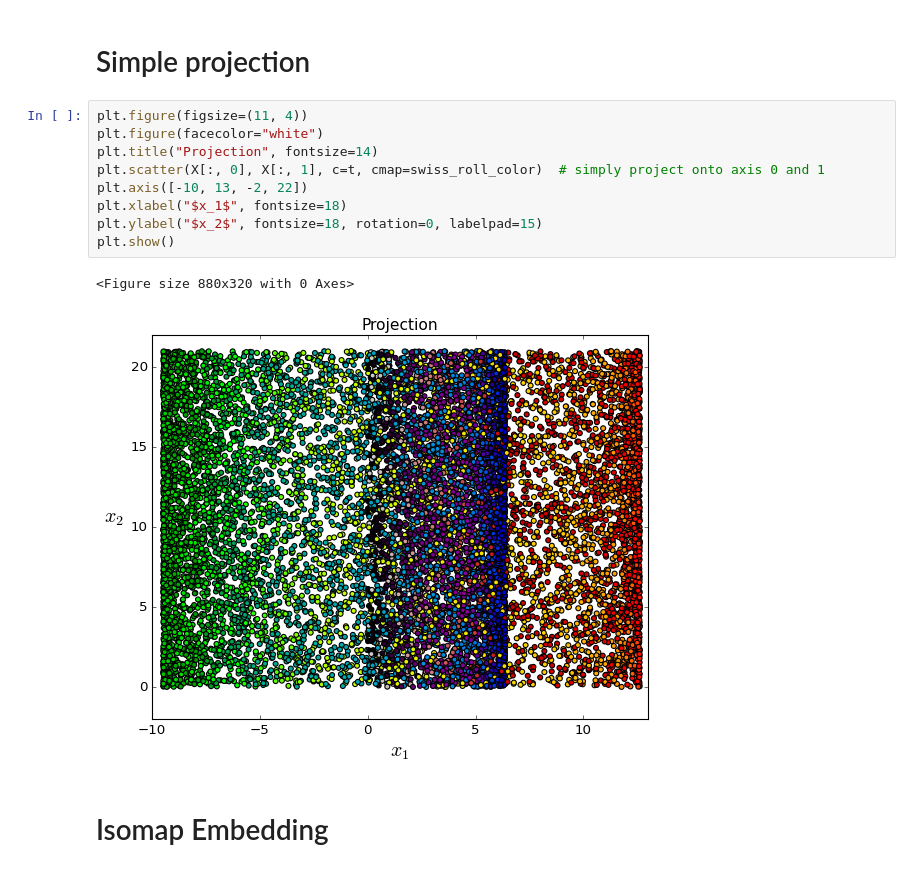
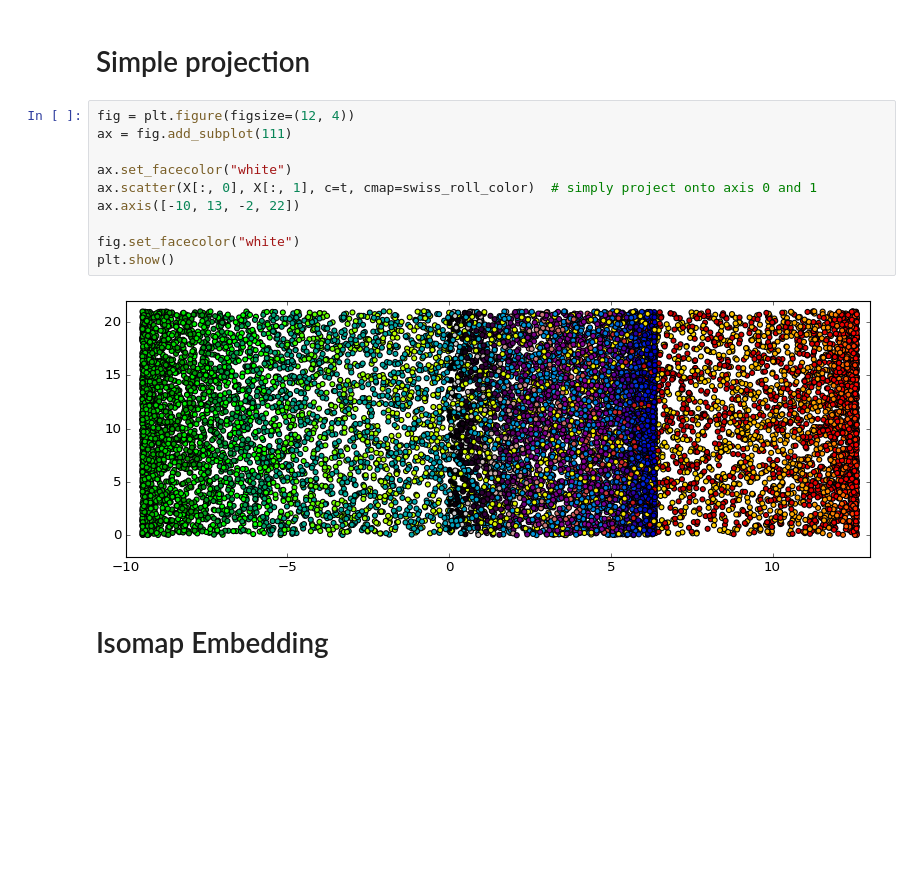
Before and after one commit to cedric-uden/Dimensionality-Reduction, a Jupyter notebook: notebooks/Swiss_Roll.ipynb, the cells around one changed output. Drawn from its saved outputs; the diff is of its cells as text; blank space fills up the shorter version.

Commit message:
updated the graph output

```diff
--- a/notebooks/Swiss_Roll.ipynb
+++ b/notebooks/Swiss_Roll.ipynb
@@ -28,17 +28,17 @@ plt.show()
 # %% [markdown]
 # Simple projection
 # %%
-plt.figure(figsize=(11, 4))
-plt.figure(facecolor="white")
-plt.title("Projection", fontsize=14)
-plt.scatter(X[:, 0], X[:, 1], c=t, cmap=swiss_roll_color)  # simply project onto axis 0 and 1
-plt.axis([-10, 13, -2, 22])
-plt.xlabel("$x_1$", fontsize=18)
-plt.ylabel("$x_2$", fontsize=18, rotation=0, labelpad=15)
+fig = plt.figure(figsize=(12, 4))
+ax = fig.add_subplot(111)
+
+ax.set_facecolor("white")
+ax.scatter(X[:, 0], X[:, 1], c=t, cmap=swiss_roll_color)  # simply project onto axis 0 and 1
+ax.axis([-10, 13, -2, 22])
+
+fig.set_facecolor("white")
 plt.show()
 # %% [output]
-<Figure size 880x320 with 0 Axes>
-[figure, old version]
+[figure, new version]
 # %% [markdown]
 # Isomap Embedding
 # %%
```
Also changed, not shown: parts of 2 cells of this notebook, 2 other files.
